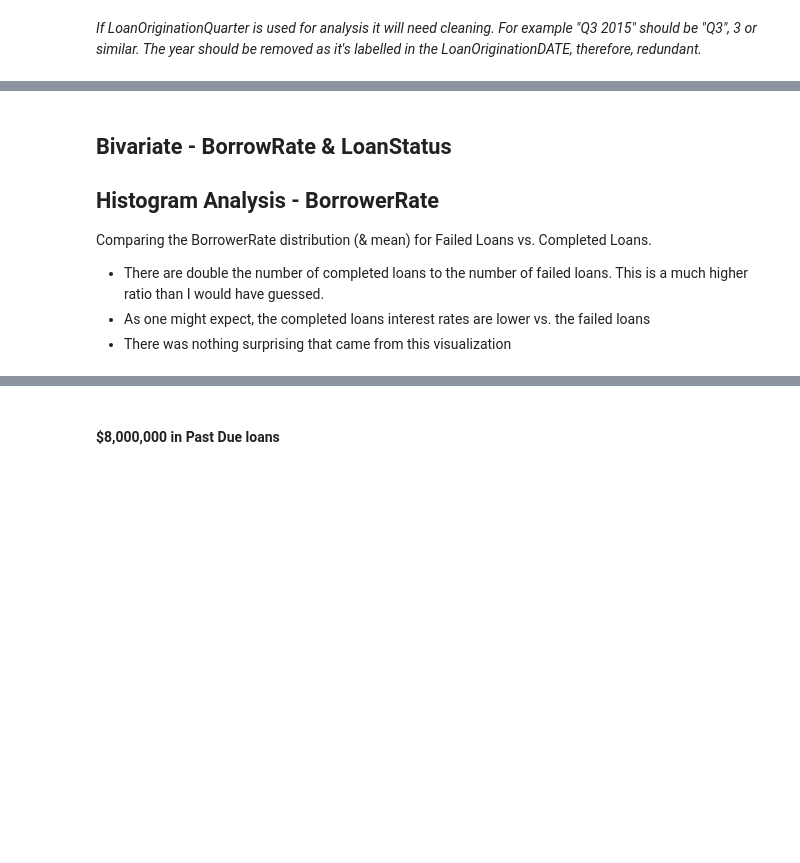
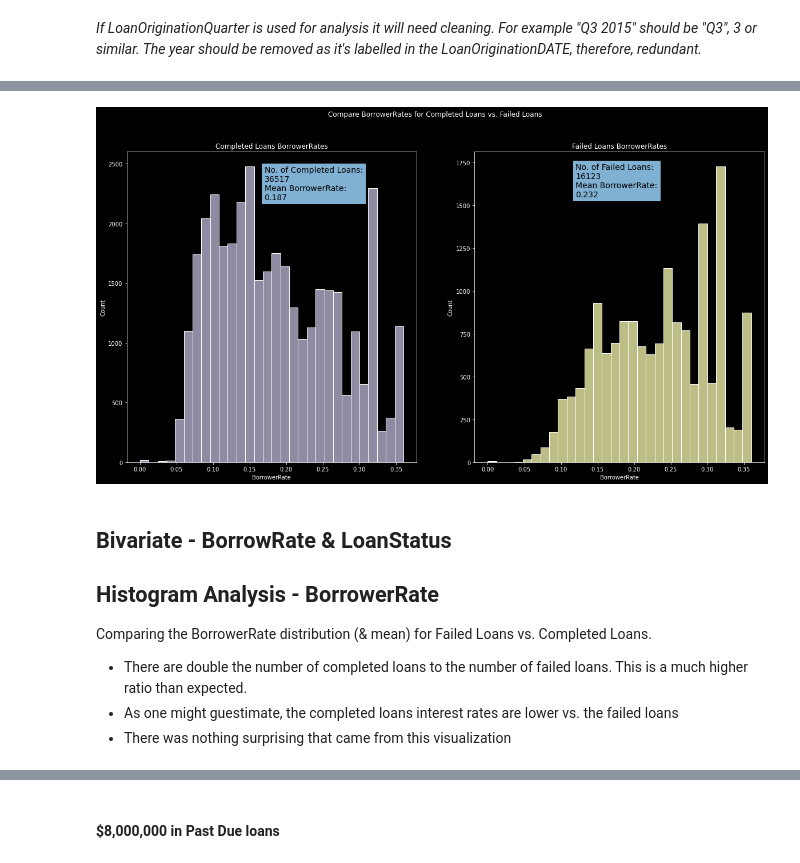
Before and after one commit to aaronremski/Visuals, a Jupyter notebook: Prosper Loan Data Exploration.ipynb, the cells around one changed output, grey strips where cells are left out. Cells and saved outputs as stored; diff of their text form; code cells hidden in the pictures; blank space fills up the shorter version.

```diff
--- a/Prosper Loan Data Exploration.ipynb
+++ b/Prosper Loan Data Exploration.ipynb
@@ -179,0 +239,3 @@ Latest Loan Origination Date: 2014-03-12 00:00:00
+# %%
+socDF = socDF.rename(columns={'Prosper Occupation':'Occupation'})
+socDF.head(2)
@@ -179,0 +246,4 @@ Latest Loan Origination Date: 2014-03-12 00:00:00
+# %%
+# Add socDF Major & Minor groups to loanDF where relevant
+
+loanDF = pd.merge(loanDF, socDF, on='Occupation')
@@ -367,5 +315,0 @@ plt.xlim(0,10000);
-# %%
-Completed = loanDF.loc[loanDF['LoanStatus'] == 'Completed']
-Current =  loanDF.loc[loanDF['LoanStatus'] == 'Current']
-completed_current = pd.concat([Completed, Current])
-completed_current.sample(5)
@@ -377,0 +326,4 @@ defaulted_chargedoff.sample(3)
+# %%
+# make dataframe for failed loans
+failed = loanDF.query('LoanStatus == "Defaulted" or LoanStatus == "Chargedoff"')
+failed.sample(3)
@@ -405,29 +363,33 @@ high_interest_rate = loanDF.loc[loanDF['BorrowerRate'] > 0.25]
 # %%
 # Compare BorrowerRate's between the Completed loans & the Defaulted & ChargedOff
 # would like to stack these but I don't want to single out the "completed" & "failed"
 fig, ax = plt.subplots(1,2, figsize = (20,10))
 fig.suptitle("Compare BorrowerRates for Completed Loans vs. Failed Loans")
 
-style = dict(size=16, color='black', backgroundcolor=sb.color_palette()[4])
+style = dict(size=14, color='black', backgroundcolor=sb.color_palette()[4])
 
+completed_no = "No. of Completed Loans:\n" + str(Completed.ListingNumber.count()) + "\n"
 completed_mean = "Mean BorrowerRate:\n" + str(round(Completed.BorrowerRate.mean(),3))
 
 ax[0].set_title("Completed Loans BorrowerRates")
-ax[0].text(0.3,3305,completed_mean, **style)
+ax[0].text(0.17,2200,completed_no + completed_mean, **style)
 #ax[1].annotate(str(Completed.BorrowerRate.mean()),(0.05,3250))
 sb.histplot(data=Completed, x='BorrowerRate', bins=30, color=sb.color_palette()[2], ax=ax[0]);
 
-failed_mean = "Mean BorrowerRate:\n" + str(round(defaulted_chargedoff.BorrowerRate.mean(),3))
+failed_no = "No. of Failed Loans:\n" + str(failed.ListingNumber.count()) + "\n"
+failed_mean = "Mean BorrowerRate:\n" + str(round(failed.BorrowerRate.mean(),3))
 
 ax[1].set_title("Failed Loans BorrowerRates")
-ax[1].text(0,1600,failed_mean, **style)
+ax[1].text(0.12,1550,failed_no + failed_mean, **style)
 #plt.text(3+0.2, 4.5, "An annotation", horizontalalignment='left', size='medium', color='white')
-boxf = sb.histplot(data=defaulted_chargedoff, x='BorrowerRate', bins=30, color=sb.color_palette()[1], ax=ax[1]);
+boxf = sb.histplot(data=failed, x='BorrowerRate', bins=30, color=sb.color_palette()[1], ax=ax[1]);
+# %% [output]
+[figure, added]
 # %% [markdown]
 ## Bivariate - BorrowRate & LoanStatus
 ## Histogram Analysis - BorrowerRate
 Comparing the BorrowerRate distribution (& mean) for Failed Loans vs. Completed Loans.
 
-* There are double the number of completed loans to the number of failed loans. This is a much higher ratio than I would have guessed.
-* As one might expect, the completed loans interest rates are lower vs. the failed loans
+* There are double the number of completed loans to the number of failed loans. This is a much higher ratio than expected.
+* As one might guestimate, the completed loans interest rates are lower vs. the failed loans
 * There was nothing surprising that came from this visualization
```
Also changed, not shown: parts of 73 cells of this notebook, 3 other files.
